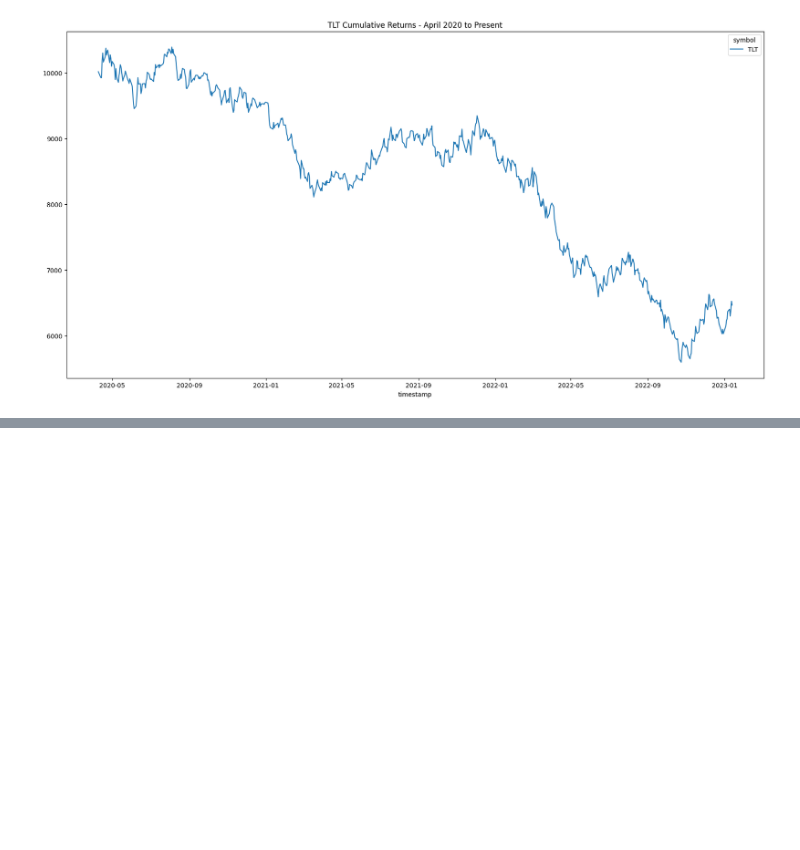
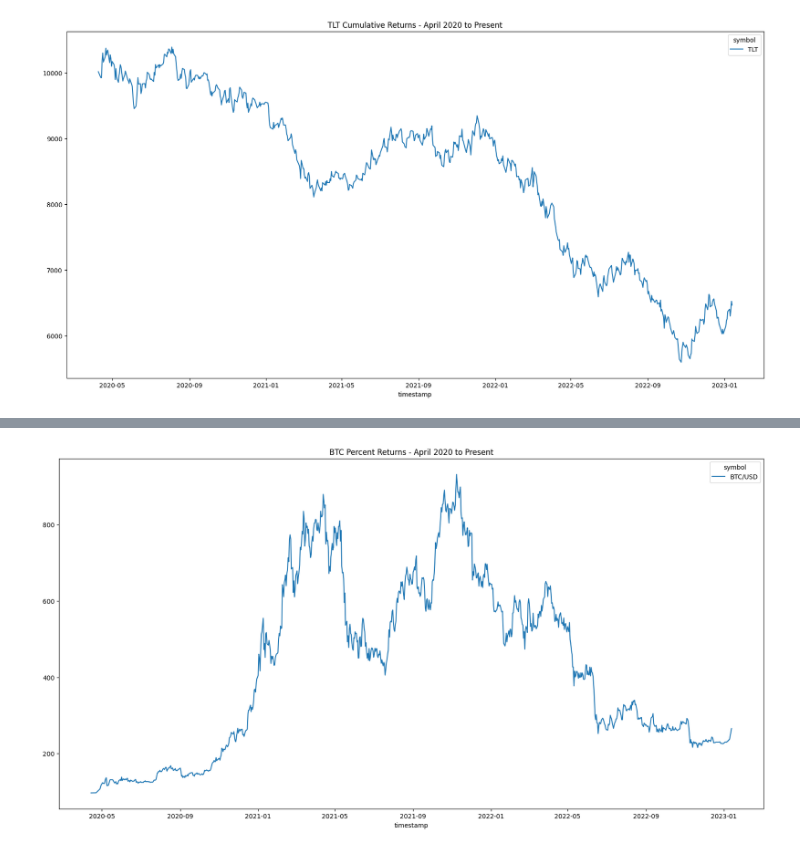
Before and after one commit to jordan-gilmartin/Alpaca-API-Data, a Jupyter notebook: Alpaca-API-Data.ipynb, the cells around one changed output, grey strips where cells are left out. Drawn from its saved outputs; the diff is of its cells as text; code cells hidden in the pictures; blank space fills up the shorter version.

```diff
--- a/Alpaca-API-Data.ipynb
+++ b/Alpaca-API-Data.ipynb
@@ -805,0 +806,6 @@ plt.savefig("Images/OverlayCumulativeReturns.png");
+# %%
+# Plot performance in percentage terms and save to Images
+(BTC_cumprod*100).plot(figsize=(20,10), legend=True, title="BTC Percent Returns - April 2020 to Present");
+plt.savefig("Images/BTCPercentReturns.png")
+# %% [output]
+[figure, added]
```
Also changed, not shown: parts of 4 cells of this notebook, 4 other files.
